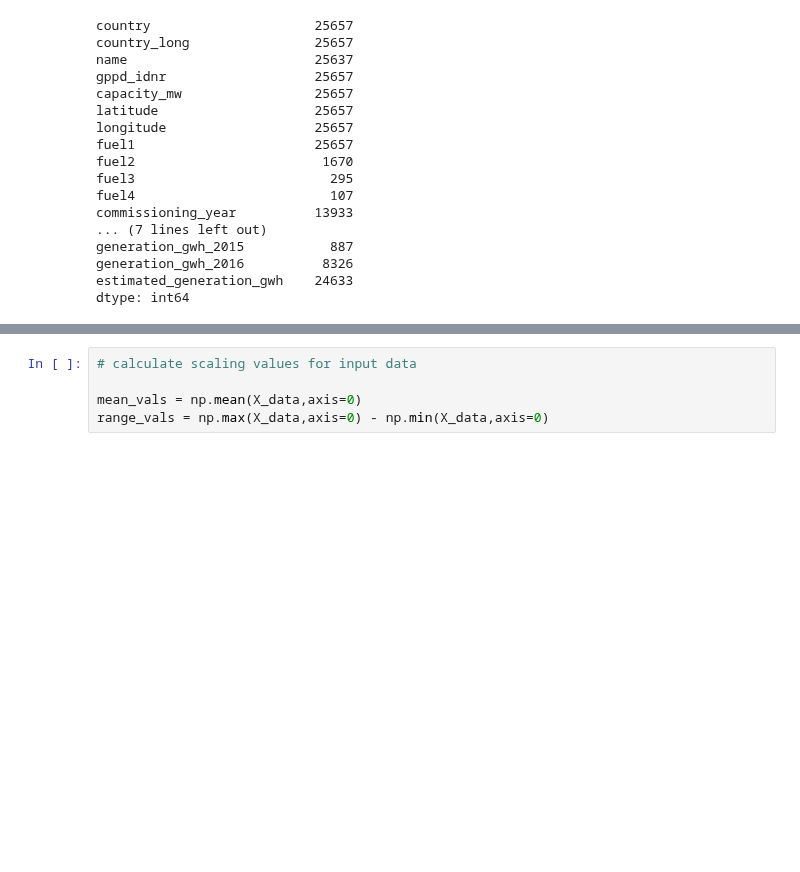
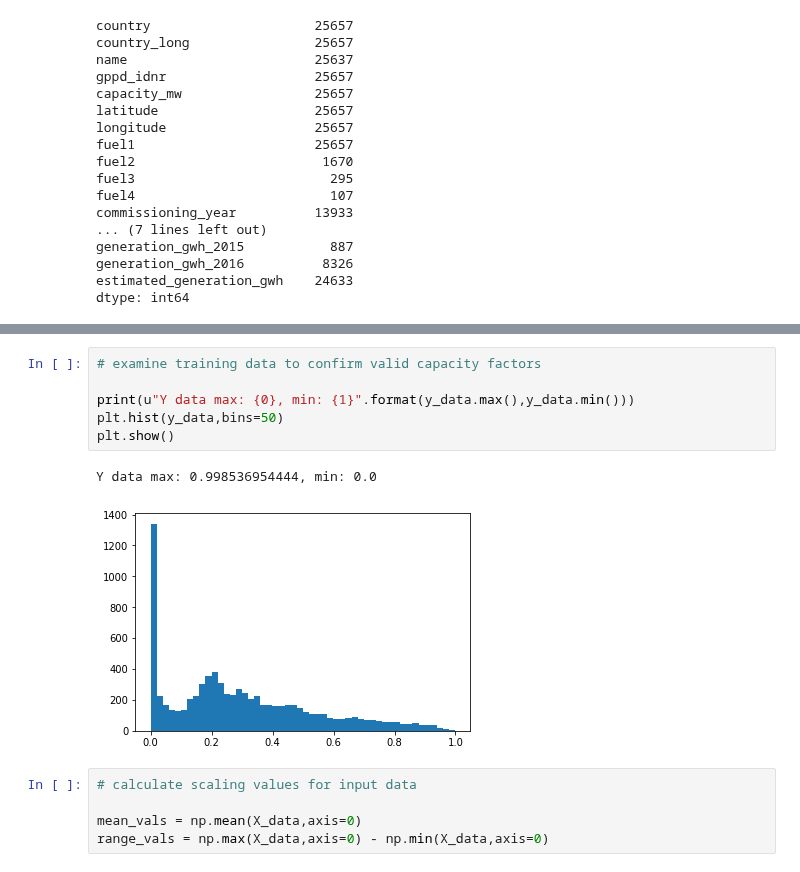
Before and after one commit to wri/global-power-plant-database, a Jupyter notebook: utils/estimate_generation/estimate_generation_v2.ipynb, the cells around one changed output, grey strips where cells are left out. Cells and saved outputs as stored; diff of their text form; blank space fills up the shorter version.

```diff
--- a/utils/estimate_generation/estimate_generation_v2.ipynb
+++ b/utils/estimate_generation/estimate_generation_v2.ipynb
@@ -101,3 +126,12 @@ print(len(y_data))
+# %%
+# examine training data to confirm valid capacity factors
+
+print(u"Y data max: {0}, min: {1}".format(y_data.max(),y_data.min()))
+plt.hist(y_data,bins=50)
+plt.show()
+# %% [output]
+Y data max: 0.998536954444, min: 0.0
+[figure, added]
 # %%
 # calculate scaling values for input data
 
```
Also changed, not shown: parts of 9 cells of this notebook, 2 other files.
